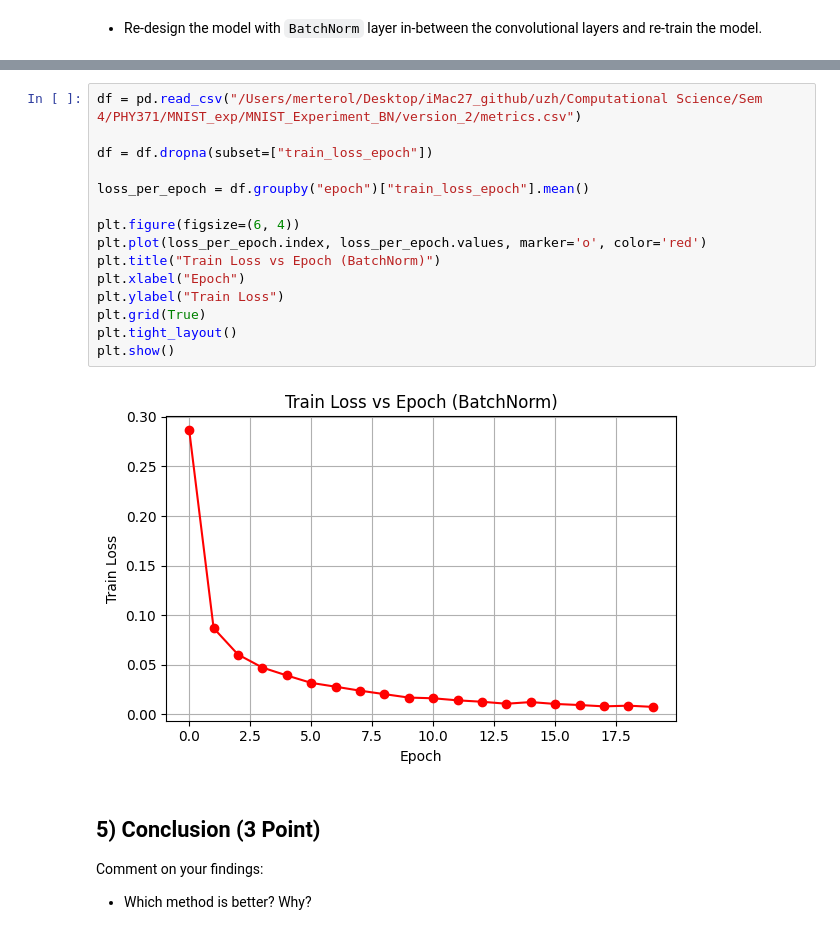
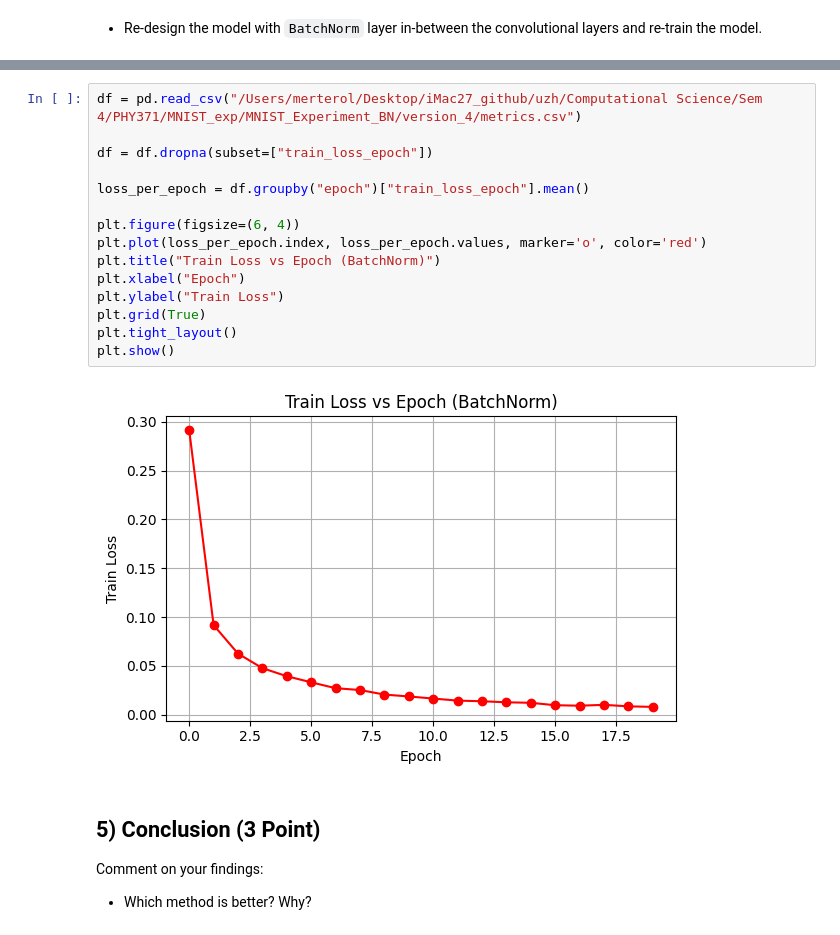
Before and after one commit to troniixx/uzh, a Jupyter notebook: Computational Science/Sem 4/PHY371/merol_ML4S_2025_Lab5_NN_in_lightning.ipynb, the cells around one changed output, grey strips where cells are left out. Drawn from its saved outputs; the diff is of its cells as text.

```diff
--- a/Computational Science/Sem 4/PHY371/merol_ML4S_2025_Lab5_NN_in_lightning.ipynb
+++ b/Computational Science/Sem 4/PHY371/merol_ML4S_2025_Lab5_NN_in_lightning.ipynb
@@ -761,20 +761,20 @@ tensor([[ 0.6423, -0.8228,  0.5682, -0.6557, -0.1487, -0.4011,  0.6679,  0.4098,
 # %%
-df = pd.read_csv("/Users/merterol/Desktop/iMac27_github/uzh/Computational Science/Sem 4/PHY371/MNIST_exp/MNIST_Experiment_BN/version_2/metrics.csv")
+df = pd.read_csv("/Users/merterol/Desktop/iMac27_github/uzh/Computational Science/Sem 4/PHY371/MNIST_exp/MNIST_Experiment_BN/version_4/metrics.csv")
 
 df = df.dropna(subset=["train_loss_epoch"])
 
 loss_per_epoch = df.groupby("epoch")["train_loss_epoch"].mean()
 
 plt.figure(figsize=(6, 4))
 plt.plot(loss_per_epoch.index, loss_per_epoch.values, marker='o', color='red')
 plt.title("Train Loss vs Epoch (BatchNorm)")
 plt.xlabel("Epoch")
 plt.ylabel("Train Loss")
 plt.grid(True)
 plt.tight_layout()
 plt.show()
 # %% [output]
-[figure, old version]
+[figure, new version]
 # %% [markdown]
 ## 5) Conclusion (3 Point)
 Comment on your findings:
```
Also changed, not shown: parts of 1 cell of this notebook.
